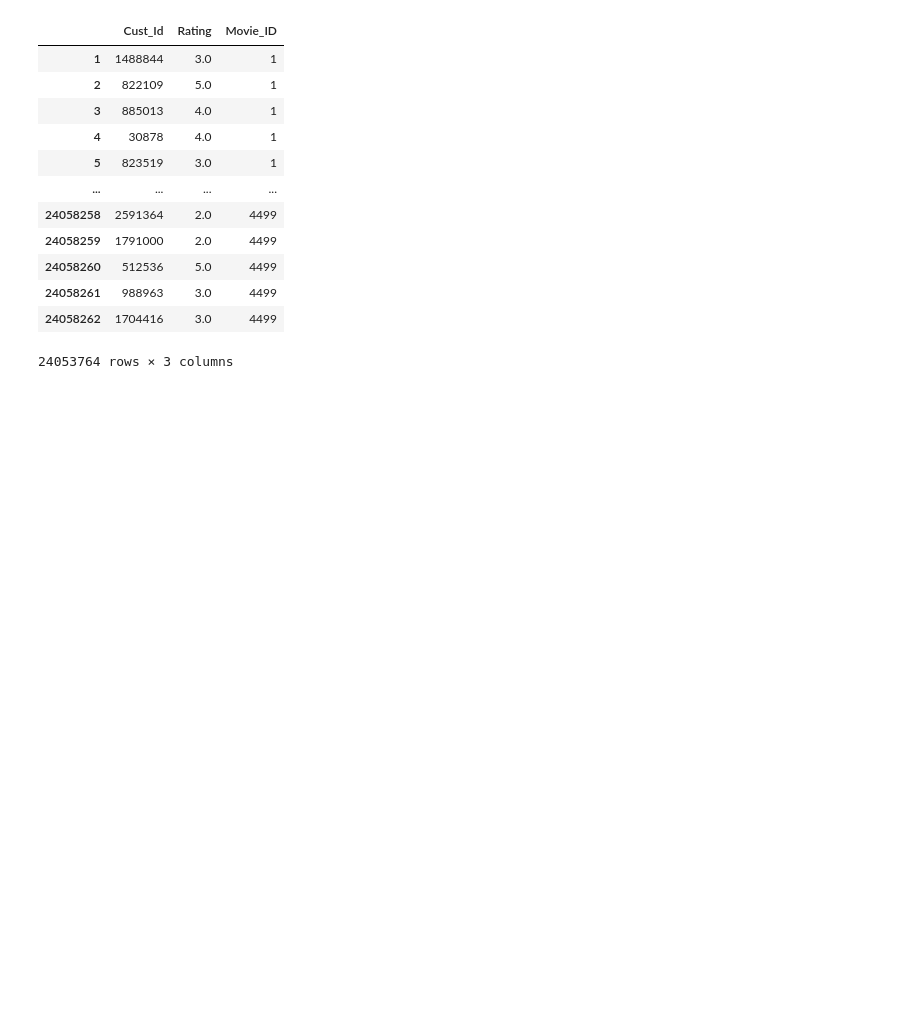
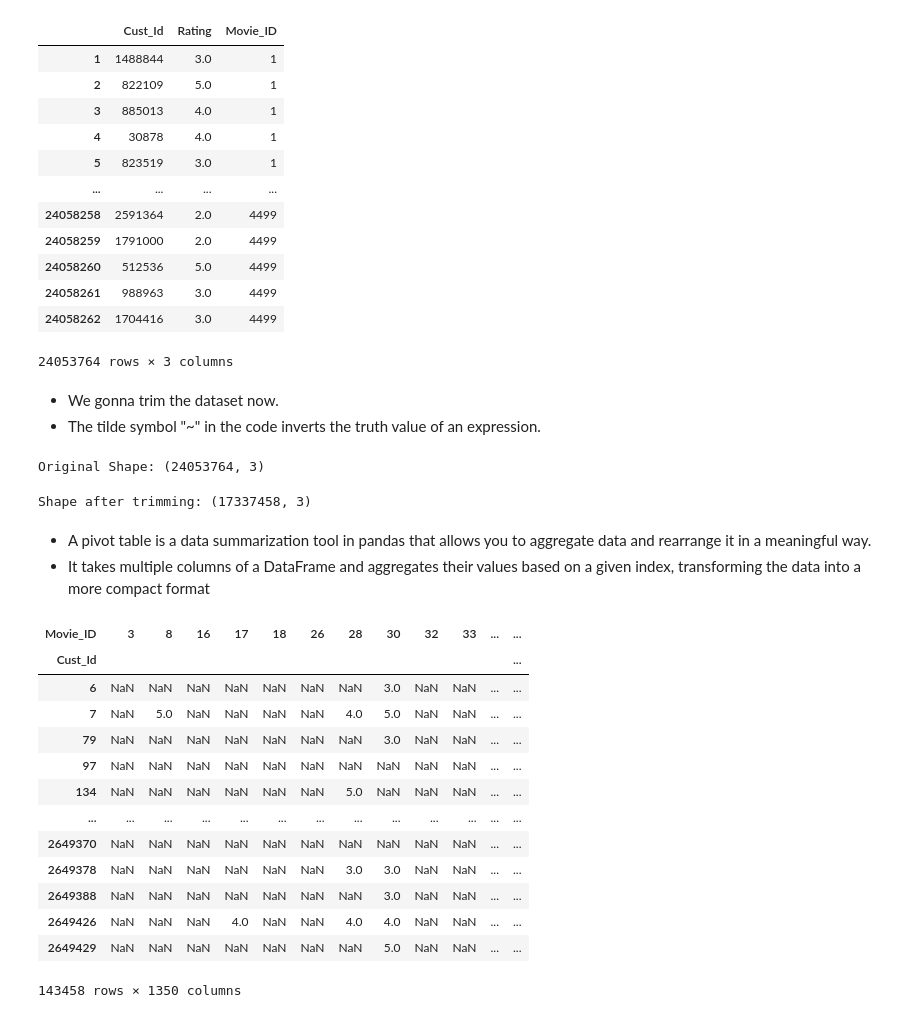
Before and after one commit to Abhiii1603/Abhiii1603, a Jupyter notebook: Netflix-recommendation.ipynb, the cells around one changed output. Cells and saved outputs as stored; diff of their text form; code cells hidden in the pictures; blank space fills up the shorter version.

Commit message:
Kaggle Notebook | netflix_recommendation | Version 2

```diff
--- a/Netflix-recommendation.ipynb
+++ b/Netflix-recommendation.ipynb
@@ -340,3 +345,11 @@ func = ["count", "mean"]
 movie_summary = netflix_dataset.groupby("Movie_ID")["Rating"].agg(func)
 movie_summary.index = movie_summary.index.map(int)
 movie_benchmark = round(movie_summary['count'].quantile(0.7),0)
+drop_movies = movie_summary[movie_summary["count"] < movie_benchmark].index
+print('Movieminimum times of review: {}'.format(movie_benchmark))
+
+cust_summary = netflix_dataset.groupby("Cust_Id")["Rating"].agg(func)
+cust_summary.index = cust_summary.index.map(int)
+cust_benchmark = round(cust_summary["count"].quantile(0.7), 0)
+drop_cust_list = cust_summary[cust_summary["count"] < cust_benchmark].index
+print('Customer minimum times of review: {}'.format(cust_benchmark))
@@ -356,3 +406,38 @@ netflix_dataset
 | 24058261 | 988963 | 3.0 | 4499 |
 | 24058262 | 1704416 | 3.0 | 4499 |
 24053764 rows × 3 columns
+# %% [markdown]
+* We gonna trim the dataset now.
+* The tilde symbol "~" in the code inverts the truth value of an expression.
+# %%
+print(f"Original Shape: {netflix_dataset.shape}")
+# %% [output]
+Original Shape: (24053764, 3)
+# %%
+netflix_dataset = netflix_dataset[~netflix_dataset["Movie_ID"].isin(drop_movies)]
+netflix_dataset = netflix_dataset[~netflix_dataset["Cust_Id"].isin(drop_cust_list)]
+
+print(f"Shape after trimming: {netflix_dataset.shape} ")
+# %% [output]
+Shape after trimming: (17337458, 3)
+# %% [markdown]
+* A pivot table is a data summarization tool in pandas that allows you to aggregate data and rearrange it in a meaningful way.
+* It takes multiple columns of a DataFrame and aggregates their values based on a given index, transforming the data into a more compact format
+# %%
+netflix_dataset_pivot = pd.pivot_table(netflix_dataset, values = "Rating", index = "Cust_Id", columns = "Movie_ID")
+netflix_dataset_pivot
+# %% [output]
+| Movie_ID | 3 | 8 | 16 | 17 | 18 | 26 | 28 | 30 | 32 | 33 | ... | ... |
+| Cust_Id |  |  |  |  |  |  |  |  |  |  |  | ... |
+| 6 | NaN | NaN | NaN | NaN | NaN | NaN | NaN | 3.0 | NaN | NaN | ... | ... |
+| 7 | NaN | 5.0 | NaN | NaN | NaN | NaN | 4.0 | 5.0 | NaN | NaN | ... | ... |
+| 79 | NaN | NaN | NaN | NaN | NaN | NaN | NaN | 3.0 | NaN | NaN | ... | ... |
+| 97 | NaN | NaN | NaN | NaN | NaN | NaN | NaN | NaN | NaN | NaN | ... | ... |
+| 134 | NaN | NaN | NaN | NaN | NaN | NaN | 5.0 | NaN | NaN | NaN | ... | ... |
+| ... | ... | ... | ... | ... | ... | ... | ... | ... | ... | ... | ... | ... |
+| 2649370 | NaN | NaN | NaN | NaN | NaN | NaN | NaN | NaN | NaN | NaN | ... | ... |
+| 2649378 | NaN | NaN | NaN | NaN | NaN | NaN | 3.0 | 3.0 | NaN | NaN | ... | ... |
+| 2649388 | NaN | NaN | NaN | NaN | NaN | NaN | NaN | 3.0 | NaN | NaN | ... | ... |
+| 2649426 | NaN | NaN | NaN | 4.0 | NaN | NaN | 4.0 | 4.0 | NaN | NaN | ... | ... |
+| 2649429 | NaN | NaN | NaN | NaN | NaN | NaN | NaN | 5.0 | NaN | NaN | ... | ... |
+143458 rows × 1350 columns
```
Also changed, not shown: parts of 13 cells of this notebook.
